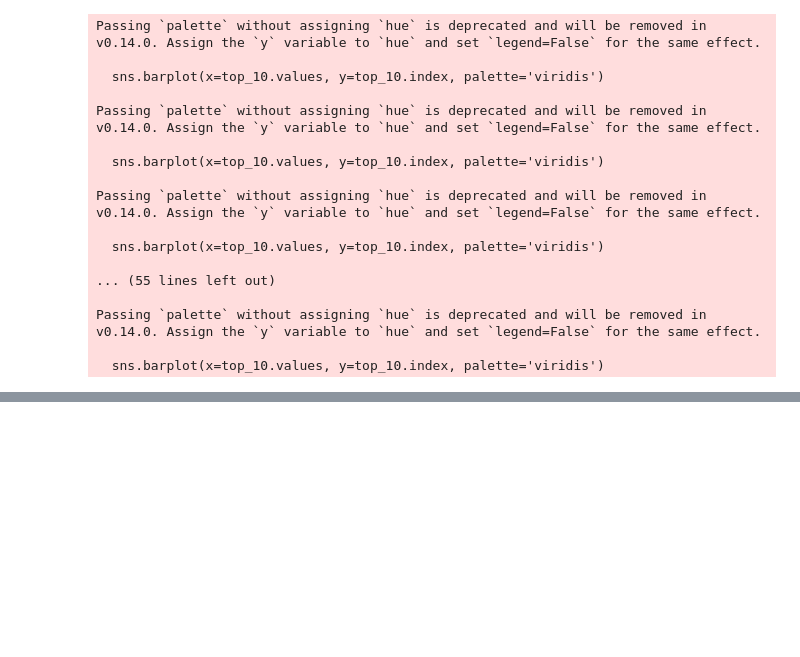
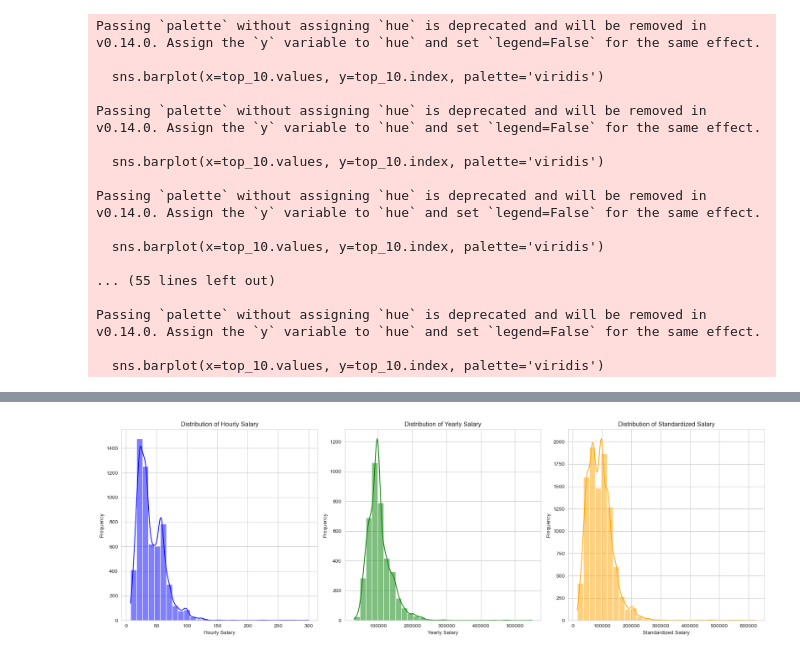
Before and after one commit to ahmadkhanzadeh/AI_Data_Analyzing, a Jupyter notebook: dataneards_data_analysis.ipynb, the cells around one changed output, grey strips where cells are left out. Saved outputs shown, nothing was run; the diff lists cells and outputs as text; code cells hidden in the pictures; blank space fills up the shorter version.

```diff
--- a/dataneards_data_analysis.ipynb
+++ b/dataneards_data_analysis.ipynb
@@ -260,7 +260,7 @@ salary_pay                                      413
 salary_rate                                    5790
 description_tokens                            12703
 # %%
-(#Now I want to perform exploratory data analysis on each of these columns.
+#Now I want to perform exploratory data analysis on each of these columns.
 #please give me the python code in which it provide an appropriate visualization to represent the content of each column
 #For example: it use a histogram for numeric columns
 #please edit this in a way that the generated graphs will be placed as png in a folder called EDA_graphics in descktop
@@ -306,7 +306,7 @@ def perform_eda_and_save(dataframe):
                 sns.countplot(y=dataframe[column], order=dataframe[column].value_counts().index, palette='viridis')
                 plt.title(f'Count Plot of {column}')
                 plt.xlabel('Count')
-                plt.ylabelcolumn)
+                plt.ylabel(column)
 
                 # Save the plot as PNG
                 save_path = os.path.join(folder_path, f"{column}_countplot.png")
@@ -634,0 +684,77 @@ Name: count, dtype: int64
+# %%
+#How salaray is related to other columns dataset
+#Please write me a code in which it will plot the salary columns for hourly, yearly and standardized
+import pandas as pd
+import matplotlib.pyplot as plt
+import seaborn as sns
+
+# Load the dataset
+df = pd.read_csv(r'C:/Users/samya/KI-datenAnalusierung/gsearch_jobs.csv')
+
+# Check if salary columns exist and have non-null values
+salary_columns = ['salary_hourly', 'salary_yearly', 'salary_standardized']
+for col in salary_columns:
+    if col in df.columns:
+        print(f"Summary statistics for {col}:")
+        print(df[col].describe())
+        print(f"\nMissing values in {col}: {df[col].isnull().sum()}\n")
+    else:
+        print(f"Column '{col}' does not exist in the dataset.\n")
+
+# Plot distributions of salary columns
+plt.figure(figsize=(18, 6))
+
+# Plot hourly salary distribution
+plt.subplot(1, 3, 1)
+sns.histplot(df['salary_hourly'].dropna(), bins=30, kde=True, color='blue')
+plt.title('Distribution of Hourly Salary')
+plt.xlabel('Hourly Salary')
+plt.ylabel('Frequency')
+
+# Plot yearly salary distribution
+plt.subplot(1, 3, 2)
+sns.histplot(df['salary_yearly'].dropna(), bins=30, kde=True, color='green')
+plt.title('Distribution of Yearly Salary')
+plt.xlabel('Yearly Salary')
+plt.ylabel('Frequency')
+
+# Plot standardized salary distribution
+plt.subplot(1, 3, 3)
+sns.histplot(df['salary_standardized'].dropna(), bins=30, kde=True, color='orange')
+plt.title('Distribution of Standardized Salary')
+plt.xlabel('Standardized Salary')
+plt.ylabel('Frequency')
+
+plt.tight_layout()
+plt.show()
+
+# Analyze salary by job title (if salary data is available)
+if 'salary_standardized' in df.columns and df['salary_standardized'].notnull().sum() > 0:
+    # Group by job title and calculate average standardized salary
+    salary_by_title = df.groupby('title')['salary_standardized'].mean().sort_values(ascending=False).head(10)
+
+    # Plot average standardized salary by job title
+    plt.figure(figsize=(10, 6))
+    sns.barplot(x=salary_by_title.values, y=salary_by_title.index, palette='viridis')
+    plt.title('Top 10 Job Titles by Average Standardized Salary')
+    plt.xlabel('Average Standardized Salary')
+    plt.ylabel('Job Title')
+    plt.show()
+else:
+    print("Standardized salary data is not available or mostly missing.")
+
+# Analyze salary by location (if salary data is available)
+if 'salary_standardized' in df.columns and df['salary_standardized'].notnull().sum() > 0:
+    # Group by location and calculate average standardized salary
+    salary_by_location = df.groupby('location')['salary_standardized'].mean().sort_values(ascending=False).head(10)
+
+    # Plot average standardized salary by location
+    plt.figure(figsize=(10, 6))
+    sns.barplot(x=salary_by_location.values, y=salary_by_location.index, palette='magma')
+    plt.title('Top 10 Locations by Average Standardized Salary')
+    plt.xlabel('Average Standardized Salary')
+    plt.ylabel('Location')
+    plt.show()
+else:
+    print("Standardized salary data is not available or mostly missing.")
+# %% [output]
@@ -634,0 +778 @@ Name: count, dtype: int64
+[figure, added]
```
Also changed, not shown: parts of 16 cells of this notebook, 7 other files.
